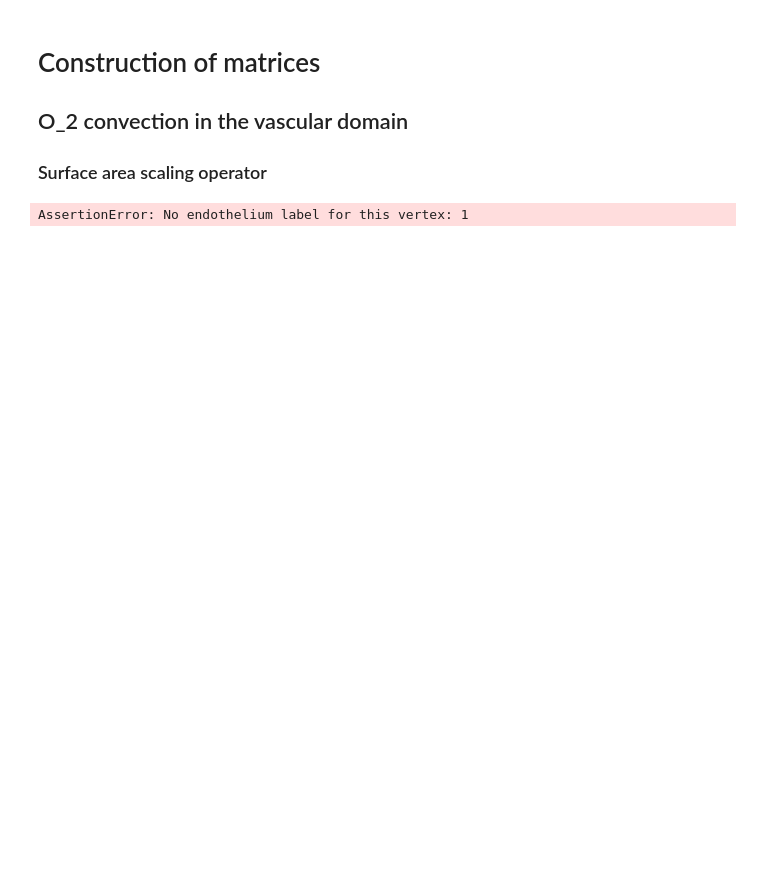
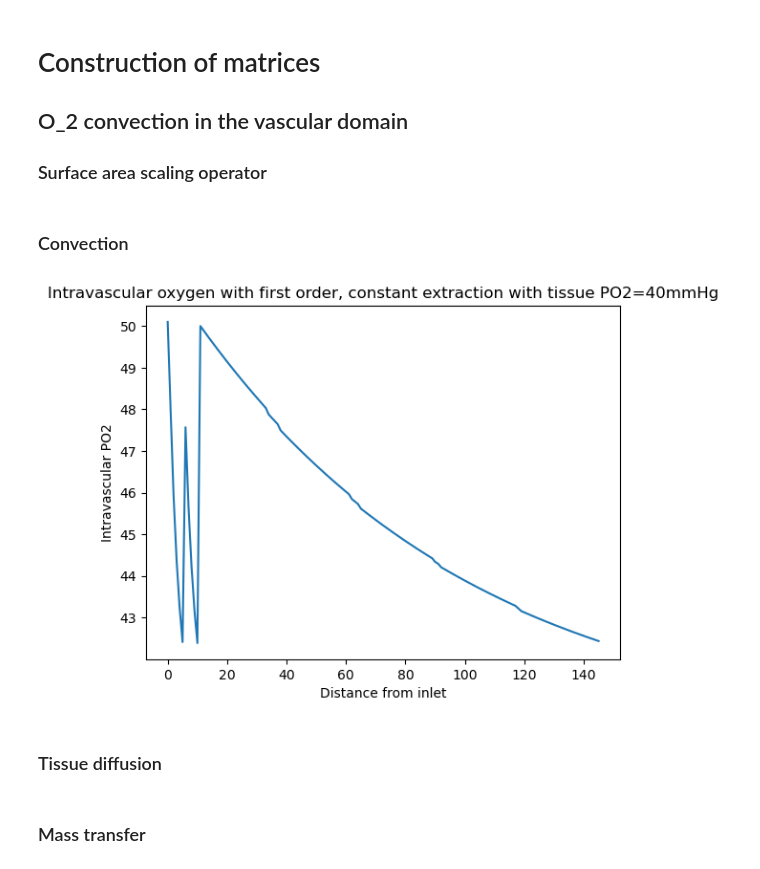
Before and after one commit to remihndz/Macular-Oxygenation, a Jupyter notebook: Oxygen-Voxel-Method/src/CleanCode.ipynb, the cells around one changed output. Cells and saved outputs as stored; diff of their text form; code cells hidden in the pictures; blank space fills up the shorter version.

Commit message:
Working but untested (couldn't solve).

```diff
--- a/Oxygen-Voxel-Method/src/CleanCode.ipynb
+++ b/Oxygen-Voxel-Method/src/CleanCode.ipynb
@@ -858,16 +875,19 @@ p1 = np.array([0.01,0.08,0.01])
 n = (p1-p0)/np.linalg.norm(p0-p1, 2)
 r = 0.0025
 l = np.linalg.norm(p0-p1, 2)
-k = 1
+k = 5
 VAG = VascularGraph()
 VAG.add_edge_list([(i,i+1,l/k, r) for i in range(k)], eprops=[('length', 'float'), ('radius','float')])
 pos = VAG.new_vertex_property("vector<double>")
 pos.set_2d_array(np.array([p0+t*(p1-p0) for t in np.linspace(0,1,endpoint=True, num=k+1)]).T)
 VAG.vp['position'] = pos
 VAG.vp['plexus'] = VAG.new_vertex_property("int", val=0)
+
 # gt.draw.graph_draw(VAG, pos=VAG.vp['position'])
-CV = ControlVolumes(Grid((0,0,0), (0.1,.1,.1), (300,300,200)), VAG)
+CV = ControlVolumes(Grid((0,0,0), (0.1,.1,.1), (100,200,100)), VAG)
 SplitVessels(CV.VAG, CV.grid.h)
+q = CV._vessels.new_edge_property("float", 1e-5) # Flow in the vessel (constant -- conservation of mass)
+CV._vessels.ep['q'] = q
 CV.LabelMesh(1e-4)
-CV.ToVTK("LabelGridOneVessel.vtk")
+# CV.ToVTK("LabelGridOneVessel.vtk")
 # %% [output]
@@ -942,10 +962,13 @@ CV.LabelMesh(1e-4)
 ### Surface area scaling operator
 # %%
 import scipy.sparse as sp
-Np, Nf, Nt, Nc = CV._vessels.num_vertices(), CV._vessels.num_edges(), CV.grid.size, CV.VAG.num_vertices()
-C2v, C2t, N = sp.dok_array((Nc,Np)), sp.dok_array((Nc,Nt)), np.zeros((Nc,))
-for v in CV.VAG.iter_vertices():
-    endo = CV.VAG.vp['endothelium'][v]
-    assert len(endo)>0, f"No endothelium label for this vertex: {v}"
+def MakeMatrices():
+    # TODO: Speed up by construction csr matrices using the list of columns
+    Np, Nf, Nt, Nc = CV._vessels.num_vertices(), CV._vessels.num_edges(), CV.grid.size, CV.VAG.num_vertices()
+    C2v, C2t, N = sp.dok_array((Nc,Np)), sp.dok_array((Nc,Nt)), np.zeros((Nc,))
+    endo = CV.VAG.vp['endothelium']
+    N = np.asarray([len(endo[v]) for v in CV.VAG.iter_vertices()])
+    for i, (v,endo) in enumerate(zip(CV.VAG.iter_vertices(), CV.VAG.vp['endothelium'])):
+        C2v[i,v] = 1
+        C2t[i, list(endo)] = 1
+    return C2v, C2t, N
-# %% [output]
-AssertionError: No endothelium label for this vertex: 1
@@ -951,0 +1025,50 @@ AssertionError: No endothelium label for this vertex: 1
+# %% [markdown]
+### Convection
+# %%
+# Flow matrix
+def FlowMatrix(CV):
+    return sp.dia_matrix((CV.ep['flow'].a, 0), shape=2*[CV.num_edges()])
+#Q = sp.dia_matrix((np.random.random(q.a.shape), 0), shape=2*[len(q.a)])
+Q = sp.dia_matrix((1e-3*np.ones(q.a.shape), 0), shape=2*[len(q.a)])
+
+
+# Advection
+def PositivePart(M):
+    # Positive part of matrix
+    return .5*(M + abs(M))
+# M = C1.T @ (
+#     PositivePart(Q) @ PositivePart(C1) -
+#     PositivePart(-Q) @ PositivePart(-C1)
+# )
+# Mout = Dout @ C1.T @ Q @ PositivePart(-C1)
+def ConvectionMatrices(CV):
+    C1 = gt.spectral.incidence(CV._vessels, vindex=CV._vessels.vp['topo']).T
+    # Decision matrices
+    Din = sp.dia_matrix(((CV._vessels.get_in_degrees(CV._vessels.order)==0).astype(int), 0),
+                        shape=(CV._vessels.num_vertices(), CV._vessels.num_vertices()))
+    # Dout = sp.dia_matrix(((CV._vessels.get_out_degrees(CV._vessels.get_vertices())==0).astype(int), 0),
+    #                     shape=(CV._vessels.num_vertices(), CV._vessels.num_vertices()))
+    Min  = Din @ C1.T @ Q @ PositivePart(-C1)
+    M = (C1.T@(Q@PositivePart(C1))).T
+    return M, Min, Din
+
+# Reorder to topological order
+
+M, Min, Din = ConvectionMatrices(CV)
+
+# Boundary conditions
+p0 = 50
+cvBar = Din @ (p0 * np.ones(M.shape[0]))
+
+# Solve
+cv = sp.linalg.spsolve((Min+M+1e-5*sp.eye(cvBar.size)), 1e-5*np.ones(cvBar.size)*40 + Min@cvBar)
+s = np.array([np.linalg.norm(CV._vessels.vp['position'][n]) for n in CV._vessels.order])
+plt.plot(cv)
+plt.title("Intravascular oxygen with first order, constant extraction with tissue PO2=40mmHg")
+plt.xlabel("Distance from inlet")
+plt.ylabel("Intravascular PO2")
+plt.show()
+# %% [output]
+[figure, added]
+# %% [markdown]
+### Tissue diffusion
@@ -951,0 +1094,2 @@ AssertionError: No endothelium label for this vertex: 1
+# %% [markdown]
+### Mass transfer
```
Also changed, not shown: parts of 19 cells of this notebook.
